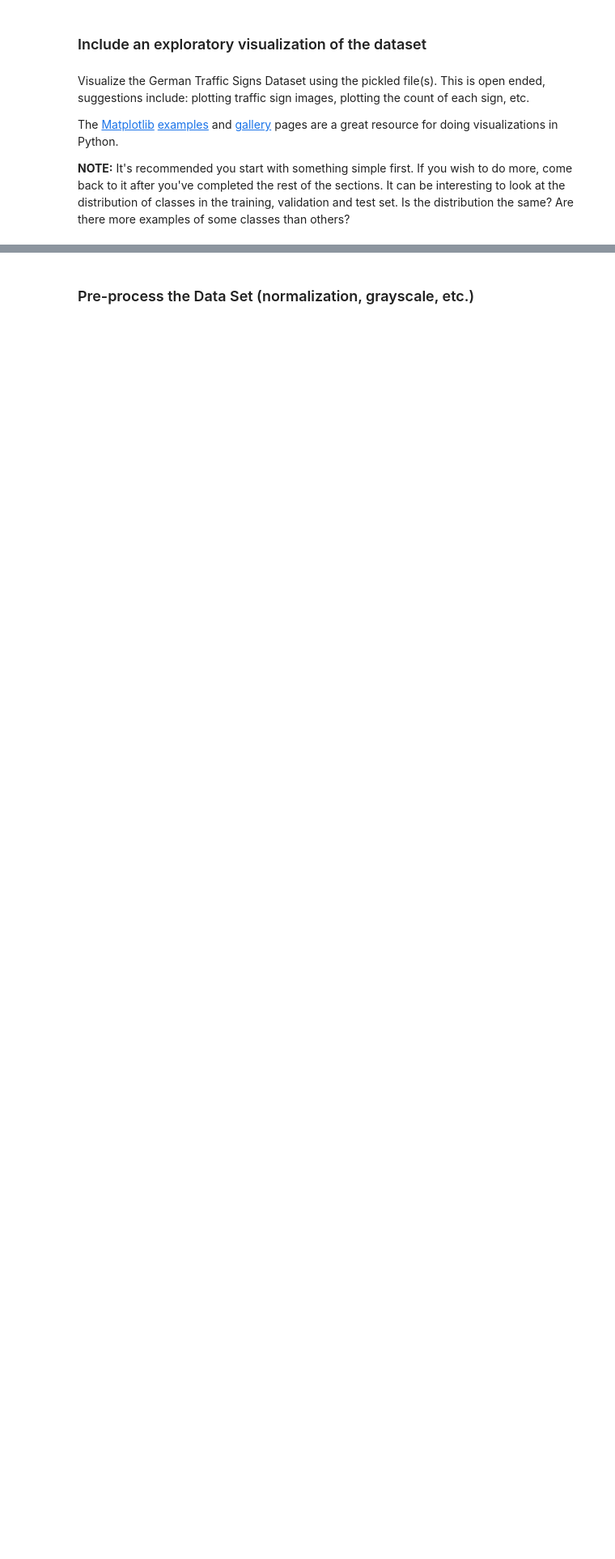
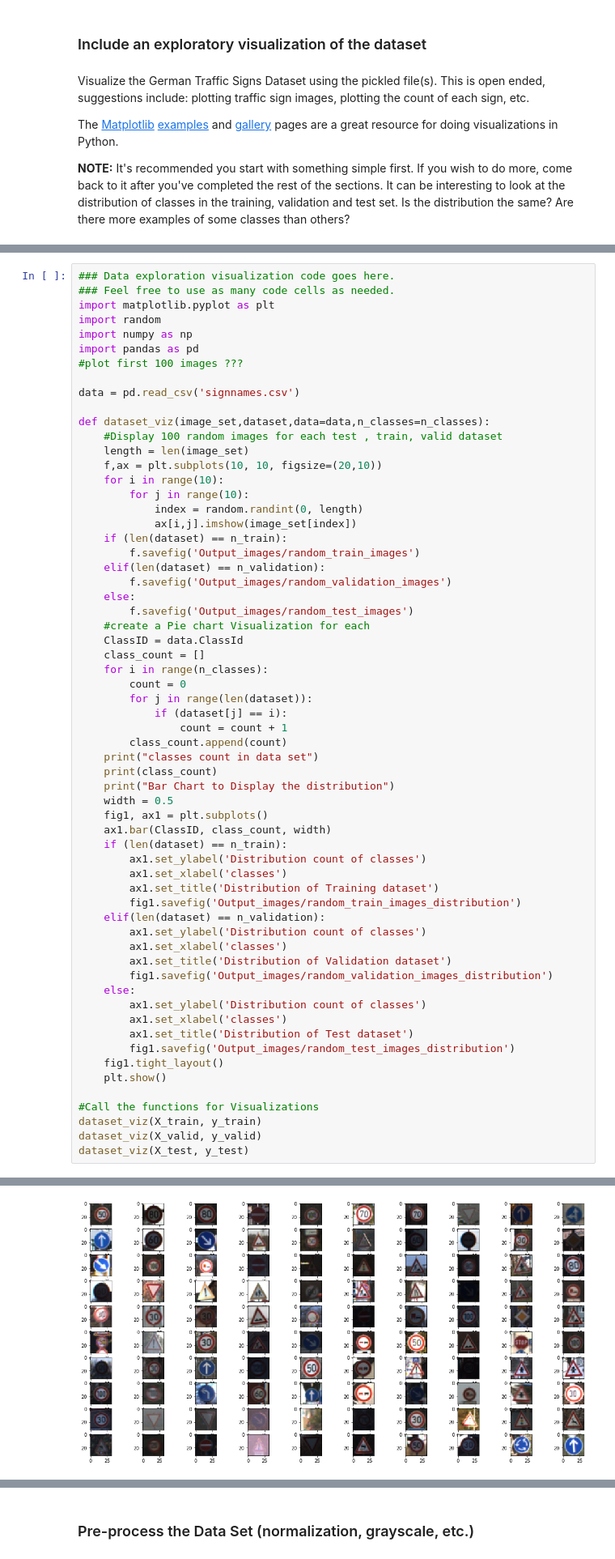
Before and after one commit to balajirajan87/CarND-Traffic-Sign-Classifier-Project, a Jupyter notebook: Traffic_Sign_Classifier.ipynb, the cells around one changed output, grey strips where cells are left out. Shown at 81% size. Saved outputs shown, nothing was run; the diff lists cells and outputs as text; blank space fills up the shorter version.

```diff
--- a/Traffic_Sign_Classifier.ipynb
+++ b/Traffic_Sign_Classifier.ipynb
@@ -132,0 +116,63 @@ for i in range(10):
+# %%
+### Data exploration visualization code goes here.
+### Feel free to use as many code cells as needed.
+import matplotlib.pyplot as plt
+import random
+import numpy as np
+import pandas as pd
+#plot first 100 images ???
+
+data = pd.read_csv('signnames.csv')
+
+def dataset_viz(image_set,dataset,data=data,n_classes=n_classes):
+    #Display 100 random images for each test , train, valid dataset
+    length = len(image_set)
+    f,ax = plt.subplots(10, 10, figsize=(20,10))
+    for i in range(10):
+        for j in range(10):
+            index = random.randint(0, length)
+            ax[i,j].imshow(image_set[index])
+    if (len(dataset) == n_train):
+        f.savefig('Output_images/random_train_images')
+    elif(len(dataset) == n_validation):
+        f.savefig('Output_images/random_validation_images')
+    else:
+        f.savefig('Output_images/random_test_images')
+    #create a Pie chart Visualization for each
+    ClassID = data.ClassId
+    class_count = []
+    for i in range(n_classes):
+        count = 0
+        for j in range(len(dataset)):
+            if (dataset[j] == i):
+                count = count + 1
+        class_count.append(count)
+    print("classes count in data set")
+    print(class_count)
+    print("Bar Chart to Display the distribution")
+    width = 0.5
+    fig1, ax1 = plt.subplots()
+    ax1.bar(ClassID, class_count, width)
+    if (len(dataset) == n_train):
+        ax1.set_ylabel('Distribution count of classes')
+        ax1.set_xlabel('classes')
+        ax1.set_title('Distribution of Training dataset')
+        fig1.savefig('Output_images/random_train_images_distribution')
+    elif(len(dataset) == n_validation):
+        ax1.set_ylabel('Distribution count of classes')
+        ax1.set_xlabel('classes')
+        ax1.set_title('Distribution of Validation dataset')
+        fig1.savefig('Output_images/random_validation_images_distribution')
+    else:
+        ax1.set_ylabel('Distribution count of classes')
+        ax1.set_xlabel('classes')
+        ax1.set_title('Distribution of Test dataset')
+        fig1.savefig('Output_images/random_test_images_distribution')
+    fig1.tight_layout()
+    plt.show()
+
+#Call the functions for Visualizations
+dataset_viz(X_train, y_train)
+dataset_viz(X_valid, y_valid)
+dataset_viz(X_test, y_test)
+# %% [output]
@@ -132,0 +182 @@ for i in range(10):
+[figure, added]
```
Also changed, not shown: parts of 12 cells of this notebook, 15 other files.
